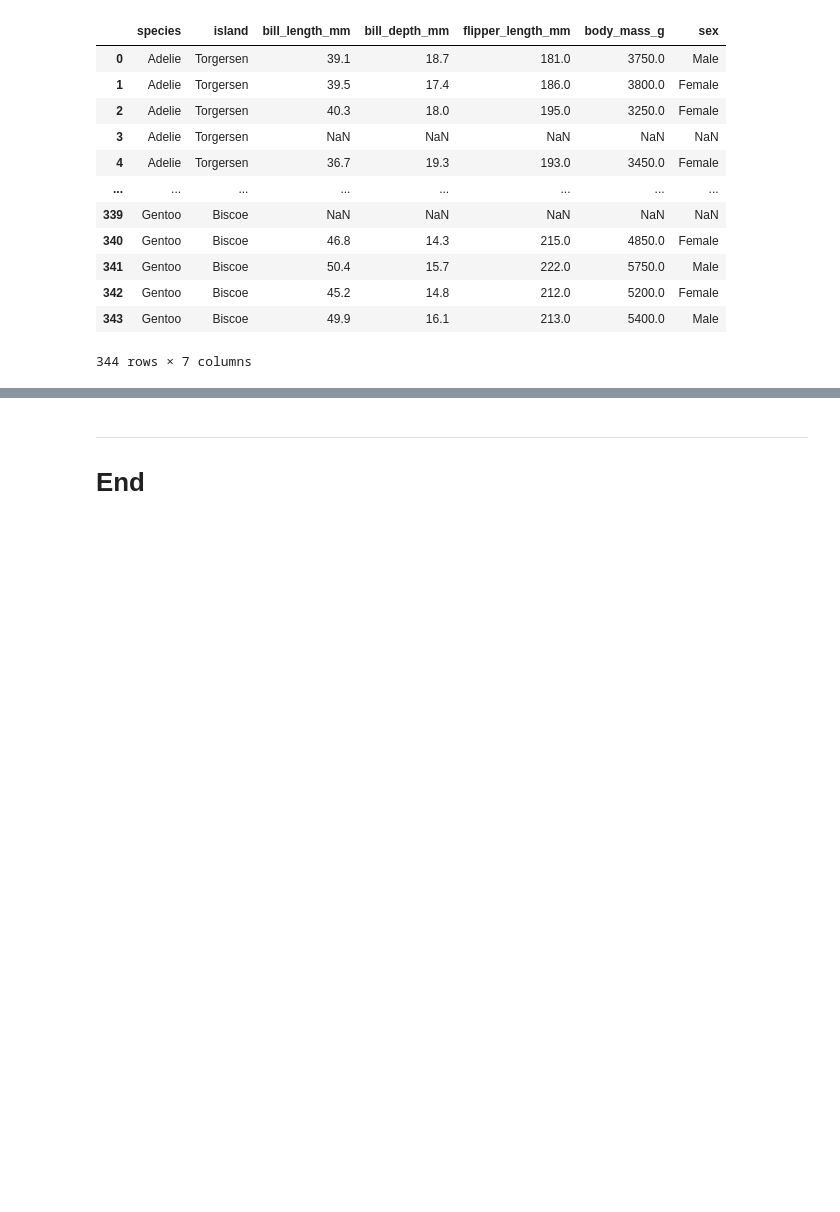
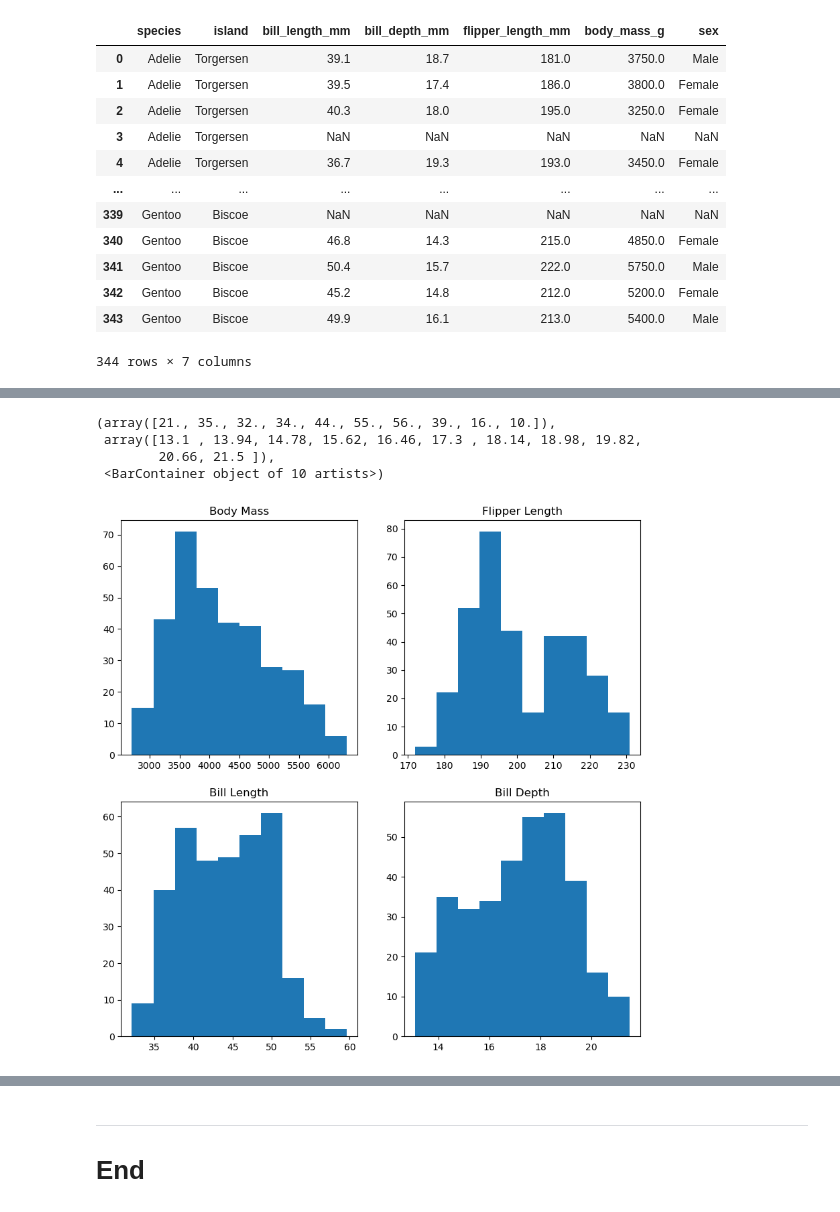
Before and after one commit to SaydsC/PrinciplesofDataAnalytics, a Jupyter notebook: penguins.ipynb, the cells around one changed output, grey strips where cells are left out. Drawn from its saved outputs; the diff is of its cells as text; code cells hidden in the pictures; blank space fills up the shorter version.

```diff
--- a/penguins.ipynb
+++ b/penguins.ipynb
@@ -40,0 +107,22 @@ penguins
+# %%
+#start with a simple histogram amended to have 4 on one page
+fig, axes = plt.subplots(2, 2, figsize=(10,10))
+
+axes[0,0].set_title("Body Mass")
+axes[0,0].hist(penguins['body_mass_g'], bins=10)
+
+axes[0,1].set_title("Flipper Length")
+axes[0,1].hist(penguins['flipper_length_mm'], bins=10)
+
+axes[1,0].set_title("Bill Length")
+axes[1,0].hist(penguins['bill_length_mm'], bins=10)
+
+axes[1,1].set_title("Bill Depth")
+axes[1,1].hist(penguins['bill_depth_mm'], bins=10)
+#plt.show()
+# %% [output]
+(array([21., 35., 32., 34., 44., 55., 56., 39., 16., 10.]),
+ array([13.1 , 13.94, 14.78, 15.62, 16.46, 17.3 , 18.14, 18.98, 19.82,
+        20.66, 21.5 ]),
+ <BarContainer object of 10 artists>)
+[figure, added]
```
Also changed, not shown: parts of 13 cells of this notebook.
